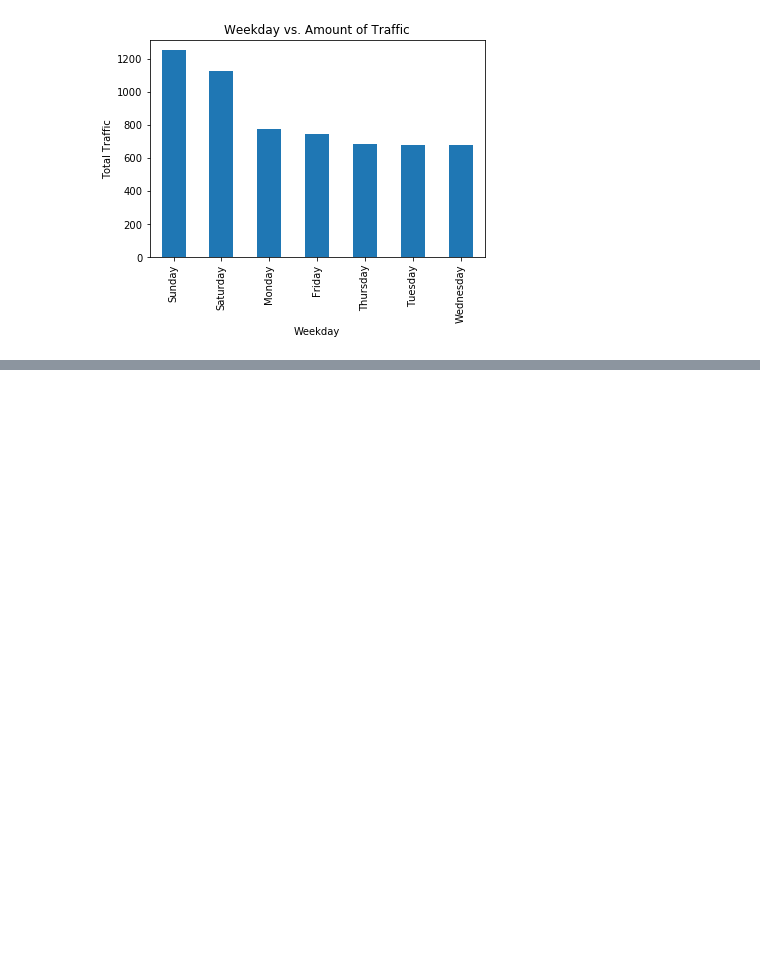
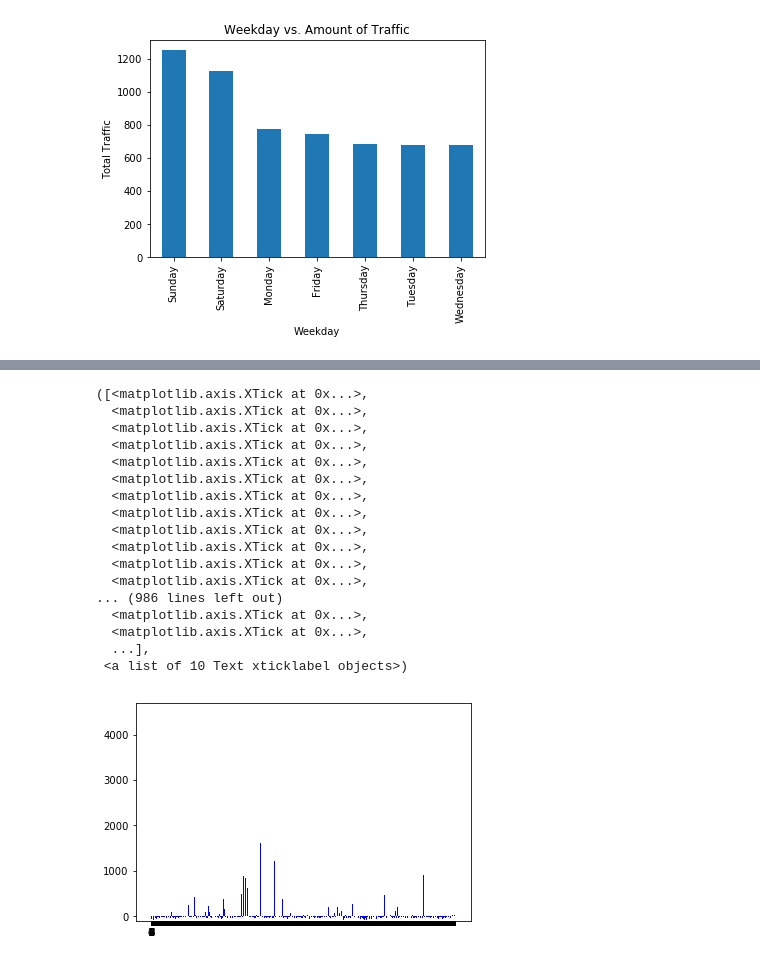
Before and after one commit to HarshaLaxman/NYCBoroTaxiAnalysis, a Jupyter notebook: Visualization Bar Graphs.ipynb, the cells around one changed output, grey strips where cells are left out. Cells and saved outputs as stored; diff of their text form; code cells hidden in the pictures; blank space fills up the shorter version.

```diff
--- a/Visualization Bar Graphs.ipynb
+++ b/Visualization Bar Graphs.ipynb
@@ -110,0 +115,22 @@ f1 = plt.gcf()
+# %%
+plt.bar(range(len(df_traffic_percent['12:00-1:00 AM'])), df_traffic_percent['12:00-1:00 AM'], color='blue')
+plt.xticks(range(len(df_traffic_percent['12:00-1:00 AM'])), range(0,10))
+# %% [output]
+([<matplotlib.axis.XTick at 0x...>,
+  <matplotlib.axis.XTick at 0x...>,
+  <matplotlib.axis.XTick at 0x...>,
+  <matplotlib.axis.XTick at 0x...>,
+  <matplotlib.axis.XTick at 0x...>,
+  <matplotlib.axis.XTick at 0x...>,
+  <matplotlib.axis.XTick at 0x...>,
+  <matplotlib.axis.XTick at 0x...>,
+  <matplotlib.axis.XTick at 0x...>,
+  <matplotlib.axis.XTick at 0x...>,
+  <matplotlib.axis.XTick at 0x...>,
+  <matplotlib.axis.XTick at 0x...>,
+... (986 lines left out)
+  <matplotlib.axis.XTick at 0x...>,
+  <matplotlib.axis.XTick at 0x...>,
+  ...],
+ <a list of 10 Text xticklabel objects>)
+[figure, added]
```
Also changed, not shown: parts of 1 cell of this notebook.
